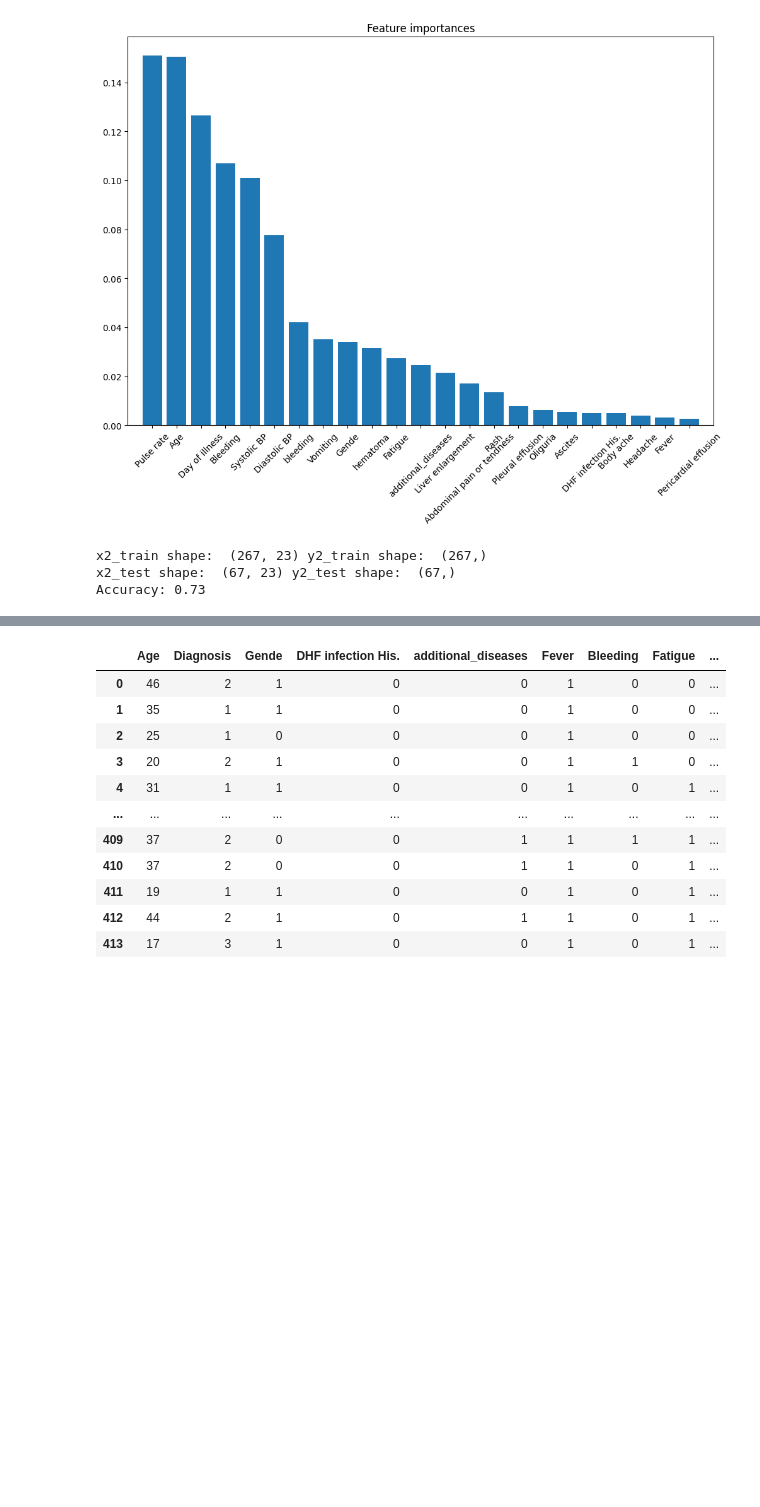
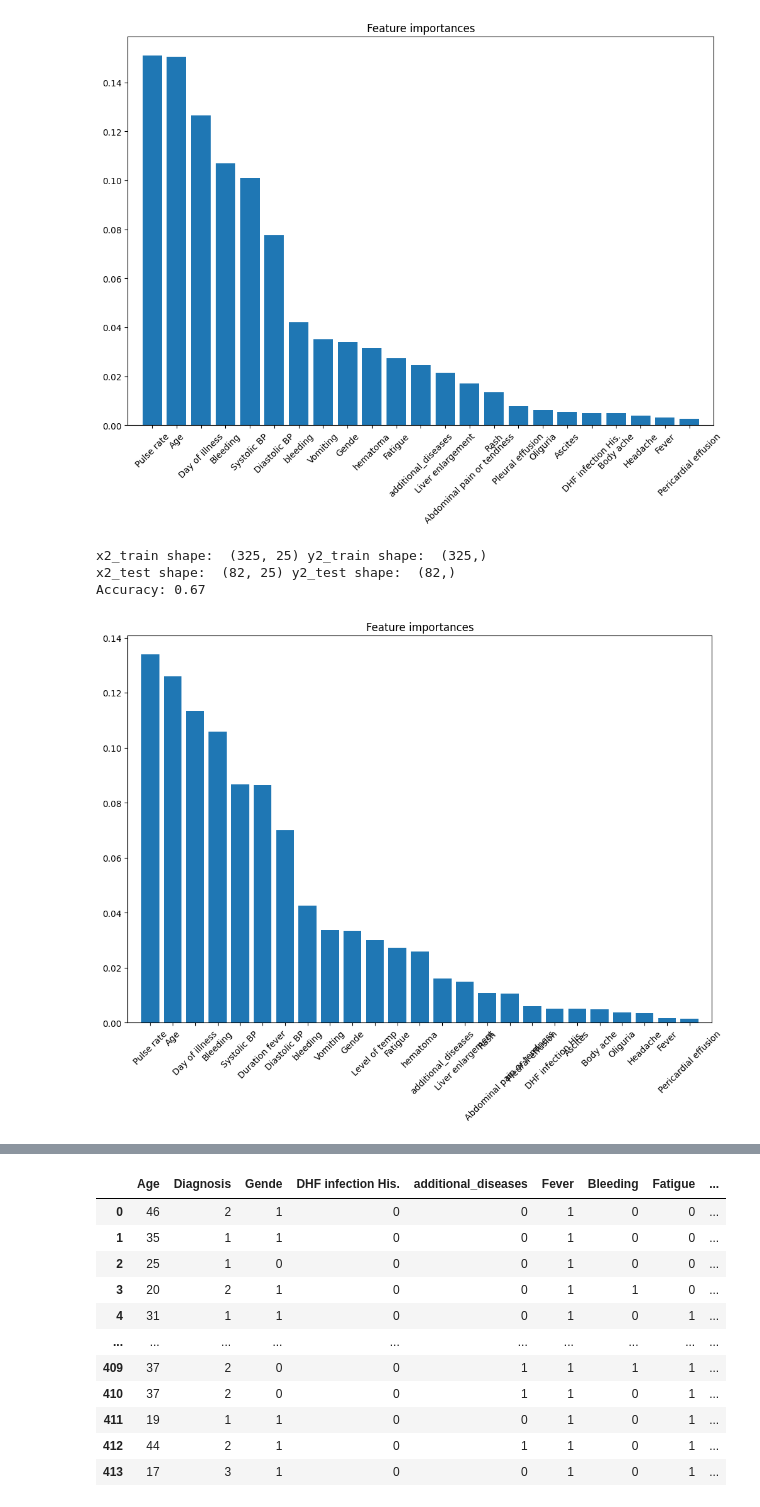
Before and after one commit to khnam-ng/SevereDengueFever, a Jupyter notebook: src/1st_try.ipynb, the cells around one changed output, grey strips where cells are left out. Drawn from its saved outputs; the diff is of its cells as text; code cells hidden in the pictures; blank space fills up the shorter version.

```diff
--- a/src/1st_try.ipynb
+++ b/src/1st_try.ipynb
@@ -133,22 +190,33 @@ plt.show()
 [figure]
 # %%
 # strategy 2, 20% test_set = 0.2 * whole dataset => acc 52% ~ 73%
-# df_train = df.loc[:, :'Oliguria'].copy()
+df_train = df.loc[:, :'Oliguria'].copy()
 X = df_train.drop(columns=['Diagnosis'], axis=1)
 Y = df_train['Diagnosis']
 
 x2_train, x2_test, y2_train, y2_test = train_test_split(X, Y, test_size=0.2, random_state=42 )
 print('x2_train shape: ', x2_train.shape, 'y2_train shape: ',  y2_train.shape)
 print('x2_test shape: ', x2_test.shape, 'y2_test shape: ',  y2_test.shape)
 
 rf_2 = RandomForestClassifier(n_estimators=100, random_state=42)
 rf_2.fit(x2_train, y2_train)
 
 y2_pred = rf_2.predict(x2_test)
 accuracy = accuracy_score(y2_test, y2_pred)
 print(f"Accuracy: {accuracy:.2f}")
 # print(classification_report(y2_test, y2_pred))
+
+importances = rf_2.feature_importances_
+indices = np.argsort(importances)[::-1]
+features = x2_train.columns
+plt.figure(figsize=(12, 8))
+plt.title("Feature importances")
+plt.bar(range(x2_train.shape[1]), importances[indices], align="center")
+plt.xticks(range(x2_train.shape[1]), features[indices], rotation=45)
+plt.xlim([-1, x2_train.shape[1]])
+plt.show()
 # %% [output]
-x2_train shape:  (267, 23) y2_train shape:  (267,)
-x2_test shape:  (67, 23) y2_test shape:  (67,)
-Accuracy: 0.73
+x2_train shape:  (325, 25) y2_train shape:  (325,)
+x2_test shape:  (82, 25) y2_test shape:  (82,)
+Accuracy: 0.67
+[figure, added]
```
Also changed, not shown: parts of 8 cells of this notebook, 1 other file.
